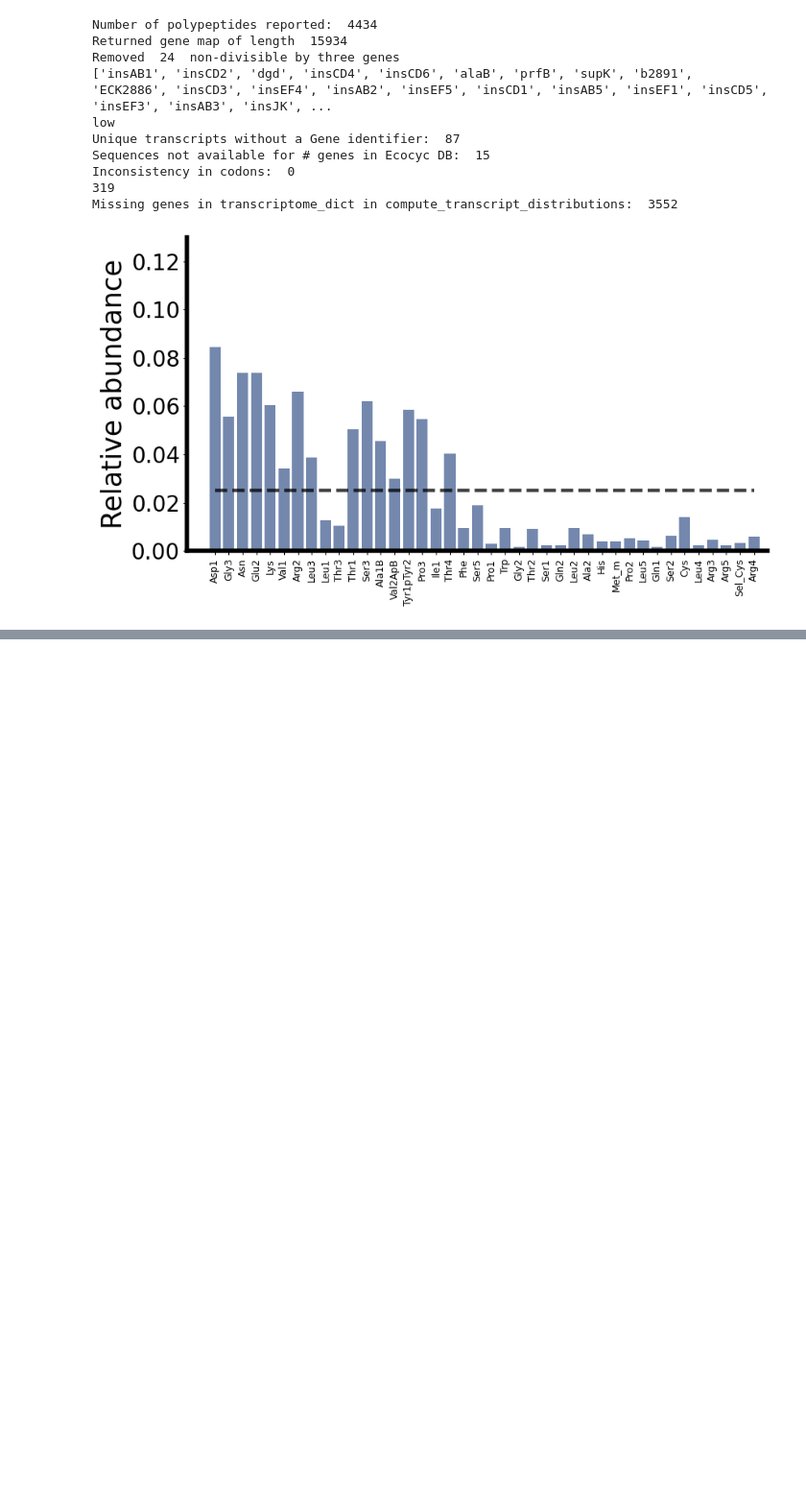
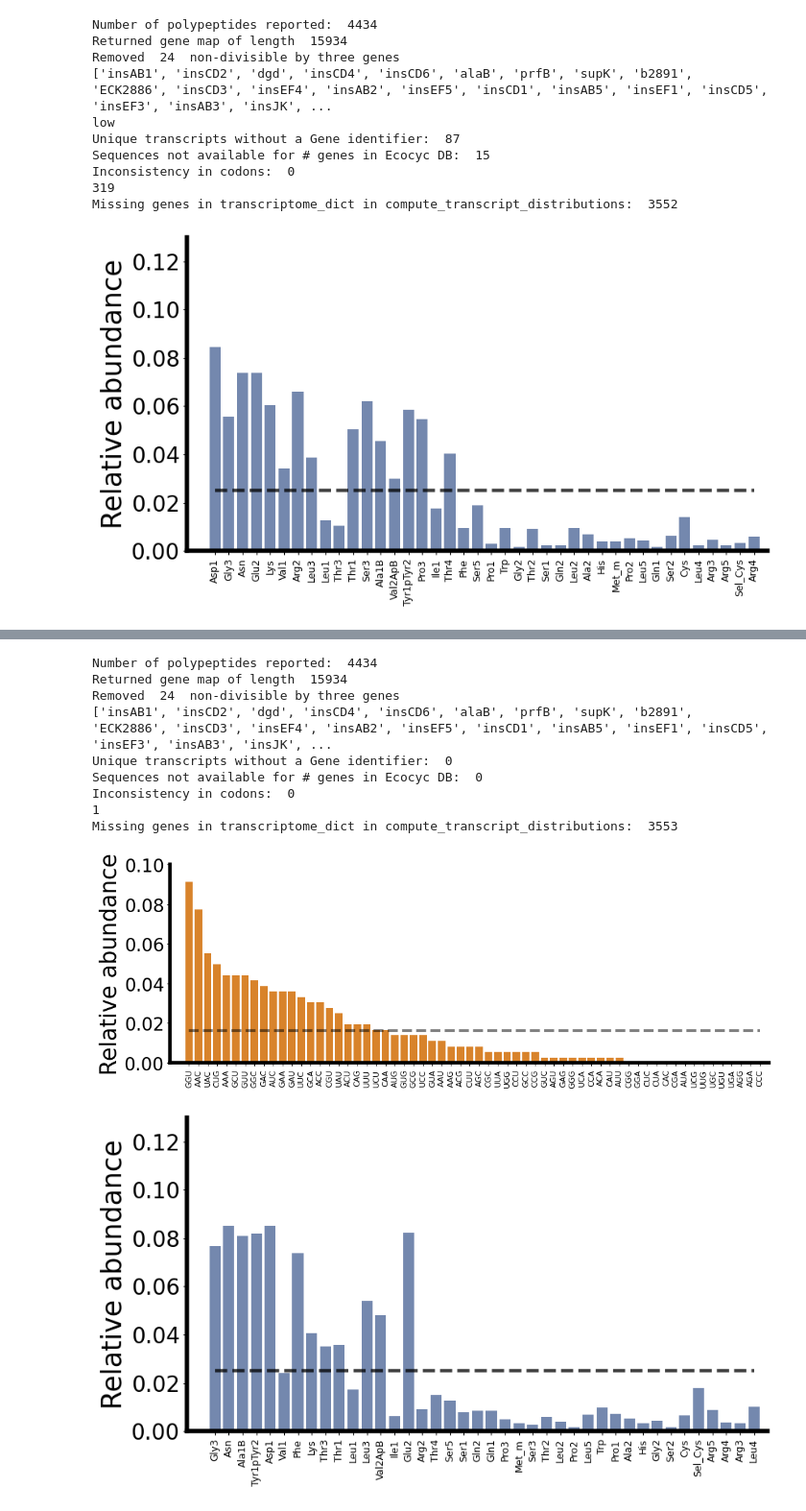
Before and after one commit to EndyLab/tRNACAD, a Jupyter notebook: genestratification.ipynb, the cells around one changed output, grey strips where cells are left out. Shown at 96% size. Drawn from its saved outputs; the diff is of its cells as text; code cells hidden in the pictures; blank space fills up the shorter version.

```diff
--- a/genestratification.ipynb
+++ b/genestratification.ipynb
@@ -450,5 +473,11 @@ Missing genes in transcriptome_dict in compute_transcript_distributions:  133
 # %%
 #Highest gene expression stratification
+tRNA_tags = ["Ala1B", "Ala2", "Arg2", "Arg3", "Arg4", "Arg5", "Asn", "Asp1", "Cys", "Gln1", "Gln2", \
+"Glu2", "Gly2", "Gly3", "His", "Ile1", "Leu1", "Leu2", "Leu3", "Leu4", "Leu5", "Lys", \
+"Met_m", "Phe", "Pro1", "Pro2", "Pro3", "Sel_Cys", "Ser1", "Ser2", "Ser3", "Ser5", "Thr1", \
+"Thr2", "Thr3", "Thr4", "Trp", "Tyr1pTyr2", "Val1", "Val2ApB"]
+codon_tags = ['GGG', 'GGA', 'GGU', 'GGC', 'GAG', 'GAA', 'GAU', 'GAC', 'GUG', 'GUA', 'GUU', 'GUC', 'GCG', 'GCA', 'GCU', 'GCC', 'AGG', 'AGA', 'AGU', 'AGC', 'AAG', 'AAA', 'AAU', 'AAC', 'AUG', 'AUA', 'AUU', 'AUC', 'ACG', 'ACA', 'ACU', 'ACC', 'UGG', 'UGA', 'UGU', 'UGC', 'UAU', 'UAC', 'UUG', 'UUA', 'UUU', 'UUC', 'UCG', 'UCA', 'UCU', 'UCC', 'CGG', 'CGA', 'CGU', 'CGC', 'CAG', 'CAA', 'CAU', 'CAC', 'CUG', 'CUA', 'CUU', 'CUC', 'CCG', 'CCA', 'CCU', 'CCC']
+
 
 #Load elongation rate per codon
 codon_elongt = compute_codon_elongt(gr25_ptRNA, len(gr25_pCodon), ensmbl_latency_dict)
@@ -460,6 +489,23 @@ ptRNA_dict, pcodon_dict, codon_dict, codonLabels, pCodon, tRNA_dict = cognateDis
 codon_sorted_indices = np.flip(pCodon.argsort())
 pCodon_sorted = pCodon[codon_sorted_indices]
 codon_sorted = codonLabels[codon_sorted_indices]
+
+#Plot codon frequency sorted by decreasing frequency
+fig,ax = plt.subplots(figsize=(12,4))
+ax.bar(np.arange(62),pCodon_sorted,color='#d8832b',width=0.8)
+ax.plot(np.arange(62),[1/62]*62,color='black',linewidth=3,linestyle='dashed',alpha=0.5)
+plt.xticks(range(len(codon_tags)), codon_sorted,rotation='vertical')
+ax.set_xlim(-2,62)
+ax.set_ylabel('Relative abundance',fontsize=25)
+
+ax.spines['left'].set_linewidth(4)
+ax.spines['bottom'].set_linewidth(4)
+ax.spines['top'].set_linewidth(0)
+ax.spines['right'].set_linewidth(0)
+ax.tick_params(axis='y', which='major', labelsize=20)
+ax.tick_params(axis='x', which='major', labelsize=9)
+ax.set_ylim(0,0.10)
+
 
 #Sort tRNA by codon usage in transcriptome and plot baseline tRNA frequency
 tRNA_sum_dict = tRNA_dict.copy()
@@ -472,30 +518,42 @@ tRNA_sorted = np.array(tRNA_tags)[tRNA_sorted_indices]
 ptRNA_sorted = gr25_ptRNA[tRNA_sorted_indices]
 
 #Load data
 ptRNA_list_fast_middle=np.load('./data/UniformRandomtRNA_WTCodonUsage_stratifyhighest_2ksample_fasttRNA_ptRNA.npy')
 elongt_list_fast_middle =np.load('./data/UniformRandomtRNA_WTCodonUsage_stratifyhighest_2ksample_fasttRNA_elongt.npy')
 
 
 #Analysis
 ptRNA_min_middle = ptRNA_list_fast_middle[np.argmin(elongt_list_fast_middle)]
 ptRNA_min_middle_dict = dict(zip(tRNA_tags,ptRNA_min_middle))
 ptRNA_min_middle_sorted=[ptRNA_min_middle_dict[tRNA] for tRNA in tRNA_sorted]
 
 #Plotting
 fig,ax = plt.subplots(figsize=(9,5))
 ax.bar(np.arange(40),ptRNA_min_middle_sorted,color='#39568CFF',width=0.8,alpha=0.7)
 ax.plot(np.arange(40),[1/40]*40,color='black',linewidth=3,linestyle='dashed',alpha=0.5)
 ax.plot(np.arange(40),[1/40]*40,color='black',linewidth=3,linestyle='dashed',alpha=0.5)
 plt.xticks(range(len(tRNA_tags)), tRNA_sorted,rotation='vertical')
 
 ax.spines['left'].set_linewidth(4)
 ax.spines['bottom'].set_linewidth(4)
 ax.spines['top'].set_linewidth(0)
 ax.spines['right'].set_linewidth(0)
 ax.set_xlim(-2,40)
 ax.set_ylabel('Relative abundance',fontsize=25)
 ax.tick_params(axis='y', which='major', labelsize=20)
 ax.tick_params(axis='x', which='major', labelsize=9)
 ax.set_ylim(0,0.13)
 
 plt.tight_layout()
+# %% [output]
+Number of polypeptides reported:  4434
+Returned gene map of length  15934
+Removed  24  non-divisible by three genes
+['insAB1', 'insCD2', 'dgd', 'insCD4', 'insCD6', 'alaB', 'prfB', 'supK', 'b2891', 'ECK2886', 'insCD3', 'insEF4', 'insAB2', 'insEF5', 'insCD1', 'insAB5', 'insEF1', 'insCD5', 'insEF3', 'insAB3', 'insJK', ...
+Unique transcripts without a Gene identifier:  0
+Sequences not available for # genes in Ecocyc DB:  0
+Inconsistency in codons:  0
+1
+Missing genes in transcriptome_dict in compute_transcript_distributions:  3553
+[figure, added]
+[figure, added]
```
Also changed, not shown: parts of 3 cells of this notebook, 9 other files.
